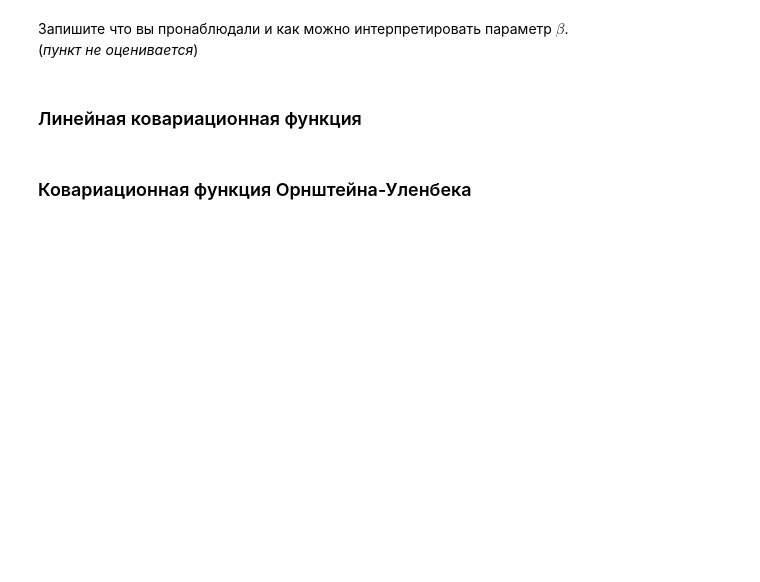
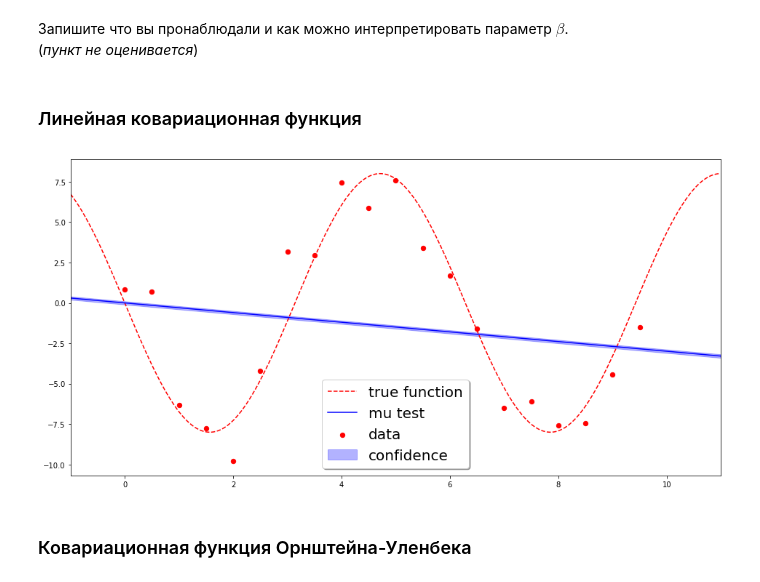
Before and after one commit to Muhamob/bmmo-2019-Fall, a Jupyter notebook: hw/lab_3/BayesOpt-task.ipynb, the cells around one changed output. Cells and saved outputs as stored; diff of their text form; code cells hidden in the pictures; blank space fills up the shorter version.

```diff
--- a/hw/lab_3/BayesOpt-task.ipynb
+++ b/hw/lab_3/BayesOpt-task.ipynb
@@ -107,7 +163,9 @@ beta = 100.0
 kernel = linear_k
 mu_test, sigma_test = predict(X_train, T_train, X_test, theta, beta, kernel)
 # %%
-plot_result()
+plot_result(mu_test, sigma_test)
+# %% [output]
+[figure, added]
 # %% [markdown]
 ### Ковариационная функция Орнштейна-Уленбека
 # %%
```
Also changed, not shown: parts of 21 cells of this notebook.
